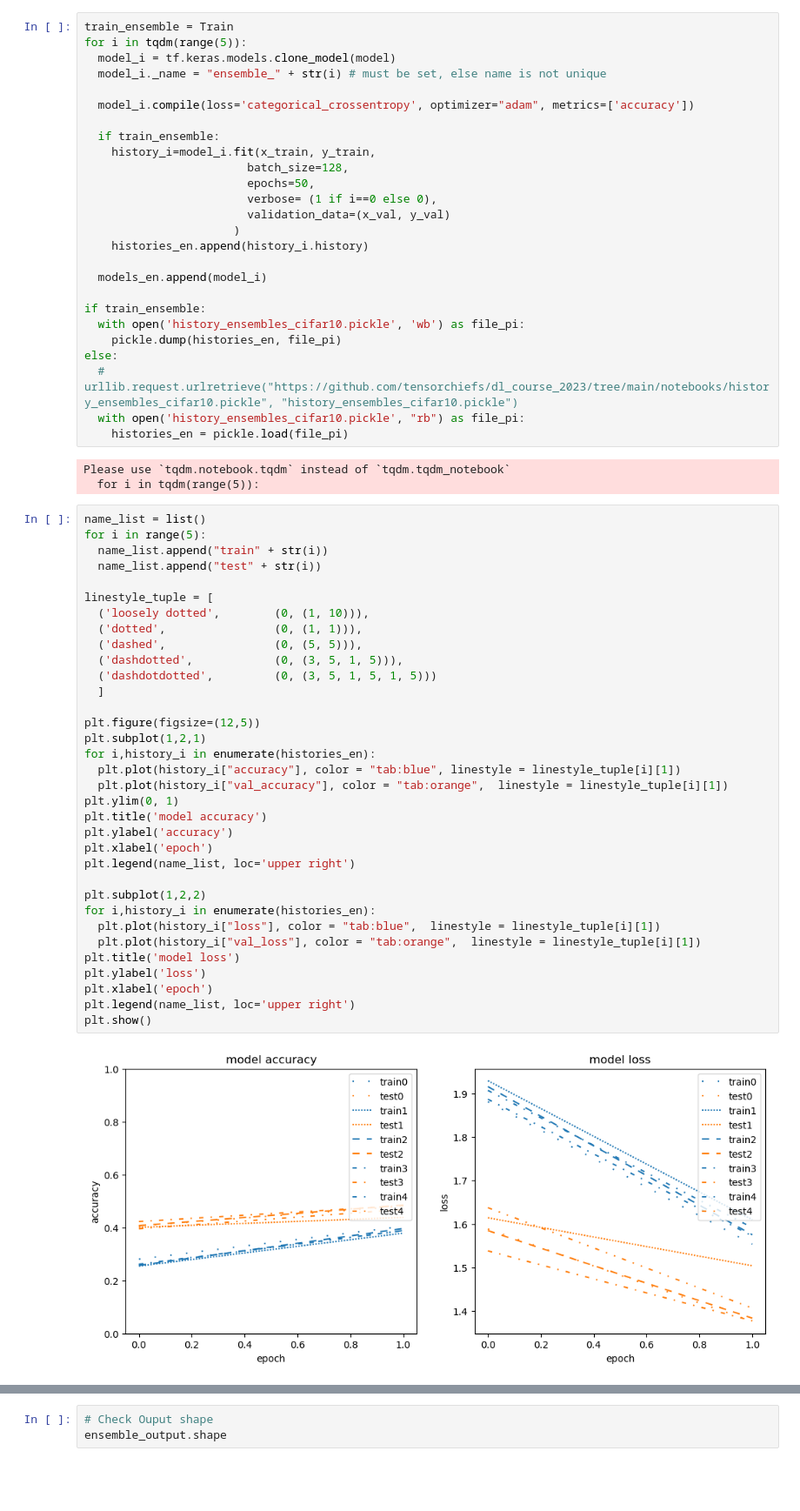
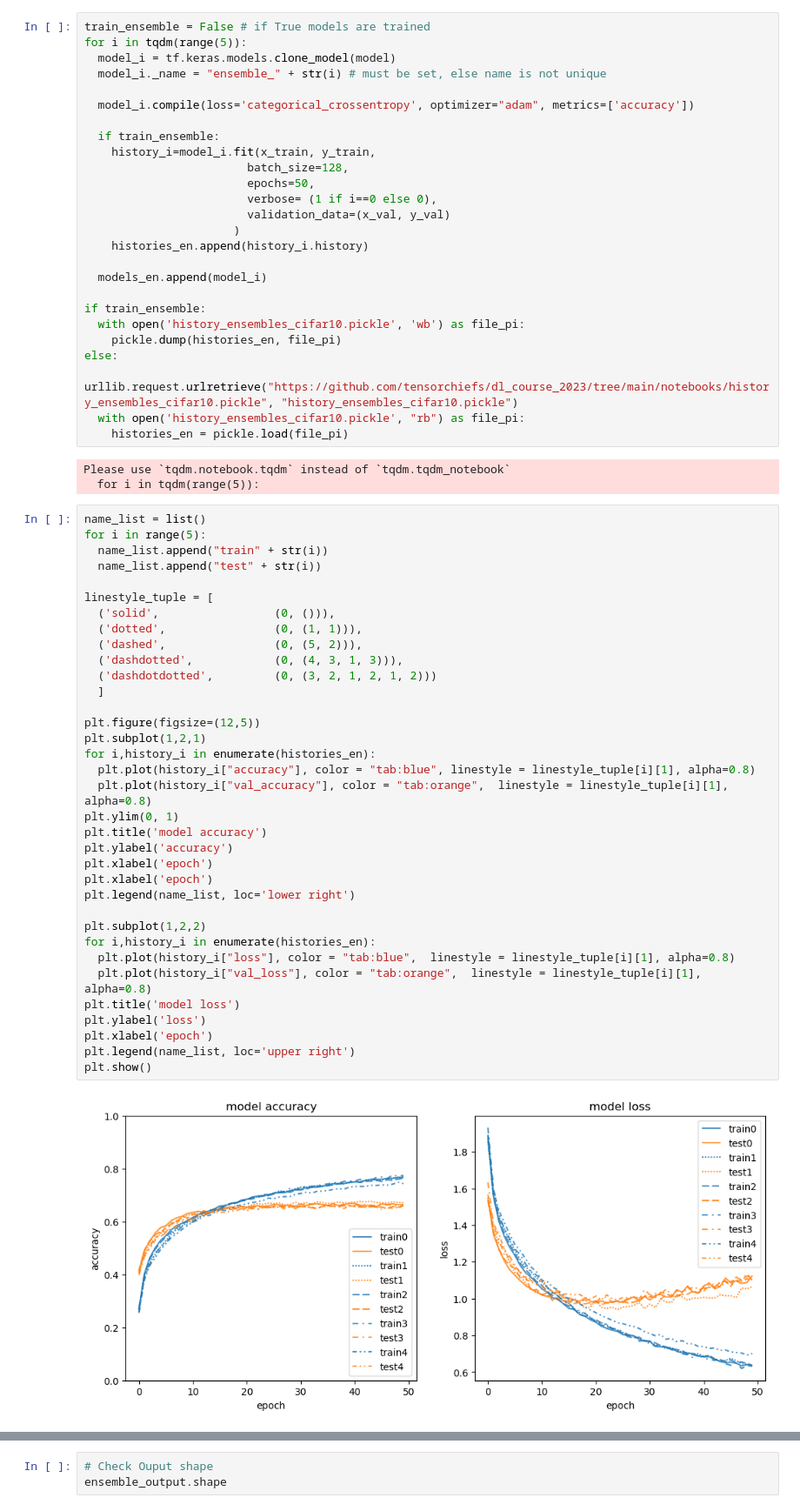
Before and after one commit to tensorchiefs/dl_course_2023, a Jupyter notebook: notebooks/17_cifar10_classification_mc_and_vi_sol.ipynb, the cells around one changed output, grey strips where cells are left out. Shown at 87% size. Saved outputs shown, nothing was run; the diff lists cells and outputs as text; blank space fills up the shorter version.

Commit message:
Added ensemble weights and history for NB17
also ran the notebook

```diff
--- a/notebooks/17_cifar10_classification_mc_and_vi_sol.ipynb
+++ b/notebooks/17_cifar10_classification_mc_and_vi_sol.ipynb
@@ -195,7 +195,7 @@ Note that we only need to train 4 NNs, as we already trained one member in the n
 models_en = list()
 histories_en = list()
 # %%
-train_ensemble = Train
+train_ensemble = False # if True models are trained
 for i in tqdm(range(5)):
   model_i = tf.keras.models.clone_model(model)
   model_i._name = "ensemble_" + str(i) # must be set, else name is not unique
@@ -217,7 +217,7 @@ if train_ensemble:
   with open('history_ensembles_cifar10.pickle', 'wb') as file_pi:
     pickle.dump(histories_en, file_pi)
 else:
-  # urllib.request.urlretrieve("https://github.com/tensorchiefs/dl_course_2023/tree/main/notebooks/history_ensembles_cifar10.pickle", "history_ensembles_cifar10.pickle")
+  urllib.request.urlretrieve("https://github.com/tensorchiefs/dl_course_2023/tree/main/notebooks/history_ensembles_cifar10.pickle", "history_ensembles_cifar10.pickle")
   with open('history_ensembles_cifar10.pickle', "rb") as file_pi:
     histories_en = pickle.load(file_pi)
 # %% [output]
@@ -226,39 +226,40 @@ Please use `tqdm.notebook.tqdm` instead of `tqdm.tqdm_notebook`
 # %%
 name_list = list()
 for i in range(5):
   name_list.append("train" + str(i))
   name_list.append("test" + str(i))
 
 linestyle_tuple = [
-  ('loosely dotted',        (0, (1, 10))),
+  ('solid',                 (0, ())),
   ('dotted',                (0, (1, 1))),
-  ('dashed',                (0, (5, 5))),
-  ('dashdotted',            (0, (3, 5, 1, 5))),
-  ('dashdotdotted',         (0, (3, 5, 1, 5, 1, 5)))
+  ('dashed',                (0, (5, 2))),
+  ('dashdotted',            (0, (4, 3, 1, 3))),
+  ('dashdotdotted',         (0, (3, 2, 1, 2, 1, 2)))
   ]
 
 plt.figure(figsize=(12,5))
 plt.subplot(1,2,1)
 for i,history_i in enumerate(histories_en):
-  plt.plot(history_i["accuracy"], color = "tab:blue", linestyle = linestyle_tuple[i][1])
-  plt.plot(history_i["val_accuracy"], color = "tab:orange",  linestyle = linestyle_tuple[i][1])
+  plt.plot(history_i["accuracy"], color = "tab:blue", linestyle = linestyle_tuple[i][1], alpha=0.8)
+  plt.plot(history_i["val_accuracy"], color = "tab:orange",  linestyle = linestyle_tuple[i][1], alpha=0.8)
 plt.ylim(0, 1)
 plt.title('model accuracy')
 plt.ylabel('accuracy')
 plt.xlabel('epoch')
-plt.legend(name_list, loc='upper right')
+plt.xlabel('epoch')
+plt.legend(name_list, loc='lower right')
 
 plt.subplot(1,2,2)
 for i,history_i in enumerate(histories_en):
-  plt.plot(history_i["loss"], color = "tab:blue",  linestyle = linestyle_tuple[i][1])
-  plt.plot(history_i["val_loss"], color = "tab:orange",  linestyle = linestyle_tuple[i][1])
+  plt.plot(history_i["loss"], color = "tab:blue",  linestyle = linestyle_tuple[i][1], alpha=0.8)
+  plt.plot(history_i["val_loss"], color = "tab:orange",  linestyle = linestyle_tuple[i][1], alpha=0.8)
 plt.title('model loss')
 plt.ylabel('loss')
 plt.xlabel('epoch')
 plt.legend(name_list, loc='upper right')
 plt.show()
 # %% [output]
-[figure, old version]
+[figure, new version]
 # %%
 model_input = tf.keras.Input(shape=(32,32,3))
 model_outputs = [tf.expand_dims(model(model_input), axis=-1)
```
Also changed, not shown: parts of 24 cells of this notebook, 2 other files.
